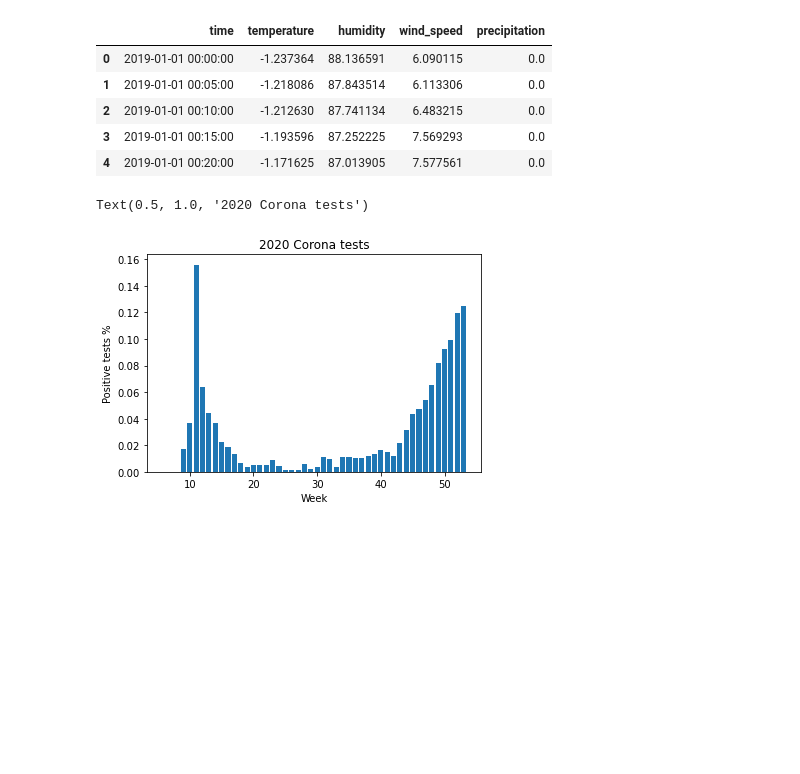
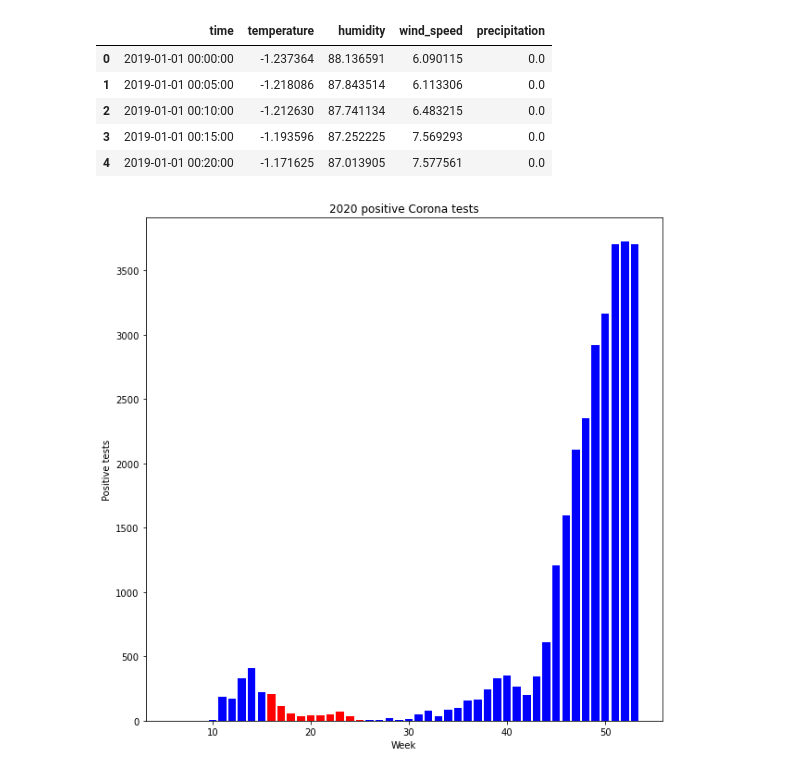
Before and after one commit to kerdokurs/ids_project, a Jupyter notebook: IDS_Project.ipynb, the cells around one changed output. Drawn from its saved outputs; the diff is of its cells as text; code cells hidden in the pictures; blank space fills up the shorter version.

Commit message:
more graphs

```diff
--- a/IDS_Project.ipynb
+++ b/IDS_Project.ipynb
@@ -78,31 +78,34 @@ covid_dat = covid_data_raw[((covid_data_raw["StatisticsDate"] < "2021-05-01"))]
 covid_dat
 covid_data = covid_dat.copy()
 # %%
-#VISUALISE DATA BY WEEK NUMBER AS PERCENTAGE
+#VISUALISE DATA BY WEEK NUMBER
+plt.rcParams["figure.figsize"] = (10,10)
 covid_data["StatisticsDate"] = covid_data["StatisticsDate"].astype(np.datetime64)
 covid_data['week_number_of_year']=covid_data["StatisticsDate"].dt.isocalendar().week
 covid_data["year"] = covid_data["StatisticsDate"].dt.isocalendar().year
 "-------*******-------"
 alltst= covid_data.groupby(["week_number_of_year","year"])["ResultValue"].count().rename('count').to_frame().reset_index()
 #nakatumiste_data = covid_data.groupby(["week_number_of_year", "year"])["ResultValue"].value_counts().rename('count').to_frame().reset_index()
 onlypos = covid_data[covid_data.ResultValue == "P"]
 onlypos = onlypos.groupby(["week_number_of_year","year"])["ResultValue"].count().rename('countpos').to_frame().reset_index()
 onlypos
 alltst["merg"]= alltst["year"].astype(str) + "-" + alltst["week_number_of_year"].astype(str)
 onlypos["merg"] = onlypos["year"].astype(str) + "-" +onlypos["week_number_of_year"].astype(str)
 what = pd.merge(alltst, onlypos, how="outer")
 what.fillna(0, inplace=True)
-what['Result'] = what['countpos']/what['count']
+#what['Result'] = what['countpos']/what['count']
 what2020 = what[what.year == 2020]
 what2021 = what[what.year == 2021]
-#2020 covid positive results average by week
-plt.bar(what2020["week_number_of_year"],what2020["Result"])
+#2020 covid positive results by week
+weeks = list(range(1, 54))
+colors = ["red" if i in range(11,21) else "blue" for i in weeks]
+plt.bar(what2020["week_number_of_year"],what2020["countpos"],color=colors)
 plt.xlabel("Week")
-plt.ylabel("Positive tests %")
-plt.title("2020 Corona tests")
+plt.ylabel("Positive tests")
+plt.title("2020 positive Corona tests")
 #iga nädala positiivsete osakaal
+plt.savefig('2020poscoronaallyear.png')
 # %% [output]
-Text(0.5, 1.0, '2020 Corona tests')
-[figure, old version]
+[figure, new version]
 # %%
 #2021 covid positive results average by week
```
Also changed, not shown: parts of 19 cells of this notebook.
